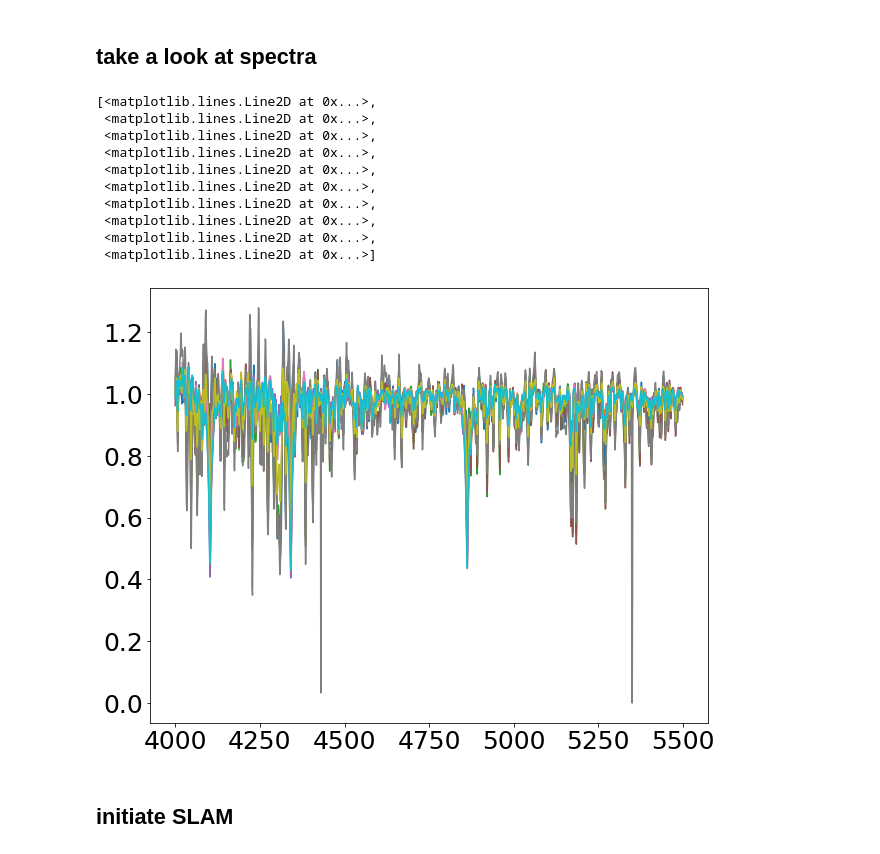
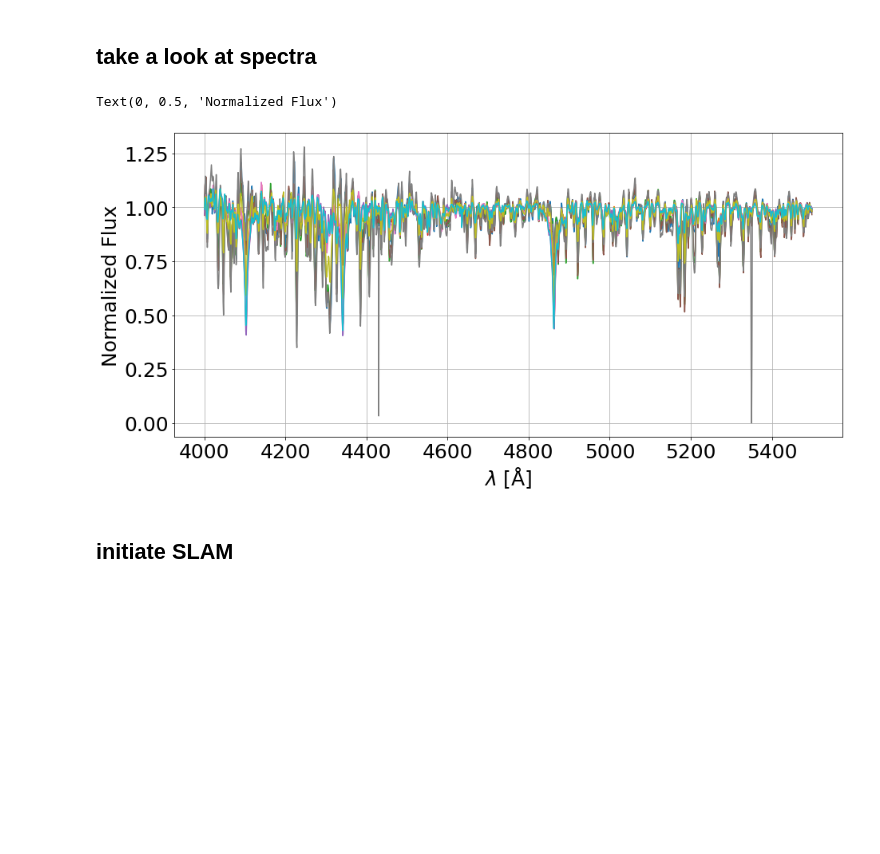
Before and after one commit to hypergravity/spectroscopy, a Jupyter notebook: stellar_parameters/demo_slam/demo_slam.ipynb, the cells around one changed output. Cells and saved outputs as stored; diff of their text form; code cells hidden in the pictures; blank space fills up the shorter version.

```diff
--- a/stellar_parameters/demo_slam/demo_slam.ipynb
+++ b/stellar_parameters/demo_slam/demo_slam.ipynb
@@ -130,20 +132,15 @@ flux_norm = np.array([np.interp(wave, ms.wave, ms.flux_norm) for ms in ms_list])
 ivar_norm = np.array([np.interp(wave, ms.wave, ms.flux_norm_err**-2) for ms in ms_list])
 # %% [markdown]
 ## take a look at spectra
-# %%
-plot(wave, flux_norm[::100].T)
-# %% [output]
-[<matplotlib.lines.Line2D at 0x...>,
- <matplotlib.lines.Line2D at 0x...>,
- <matplotlib.lines.Line2D at 0x...>,
- <matplotlib.lines.Line2D at 0x...>,
- <matplotlib.lines.Line2D at 0x...>,
- <matplotlib.lines.Line2D at 0x...>,
- <matplotlib.lines.Line2D at 0x...>,
- <matplotlib.lines.Line2D at 0x...>,
- <matplotlib.lines.Line2D at 0x...>,
- <matplotlib.lines.Line2D at 0x...>]
-[figure, removed]
+# %%
+fig = figure(figsize=(15,7))
+plot(wave, flux_norm[::100].T)
+grid(True)
+xlabel("$\lambda$ [$\mathrm{\AA}$]")
+ylabel("Normalized Flux")
+# %% [output]
+Text(0, 0.5, 'Normalized Flux')
+[figure, added]
 # %% [markdown]
 ## initiate SLAM
 # %%
```
Also changed, not shown: parts of 6 cells of this notebook.
